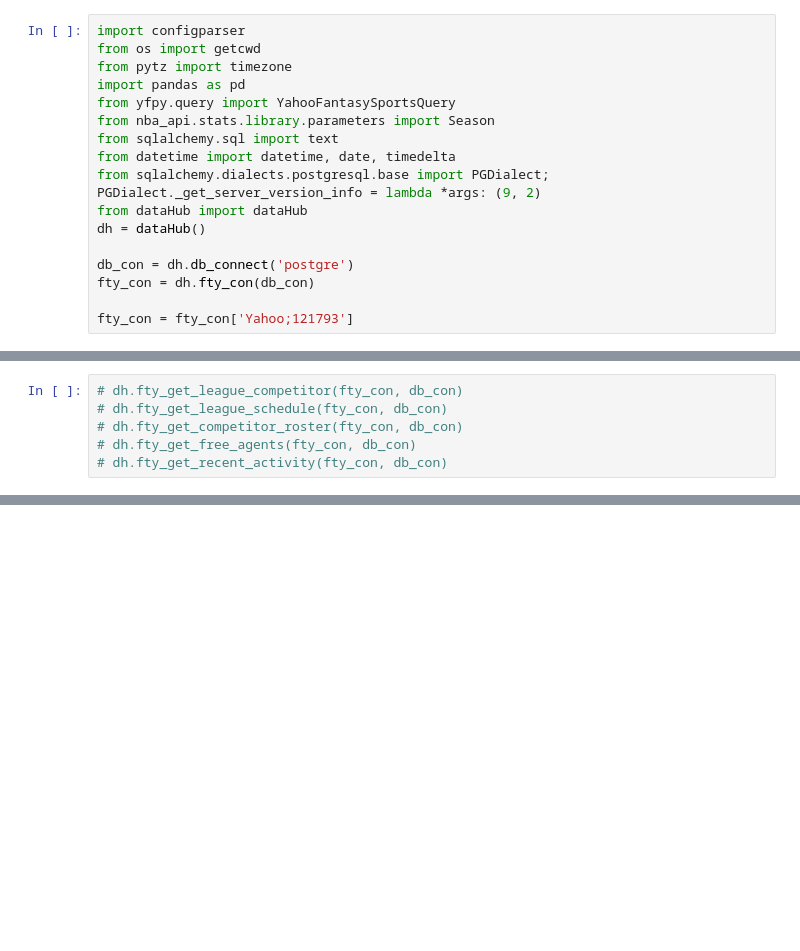
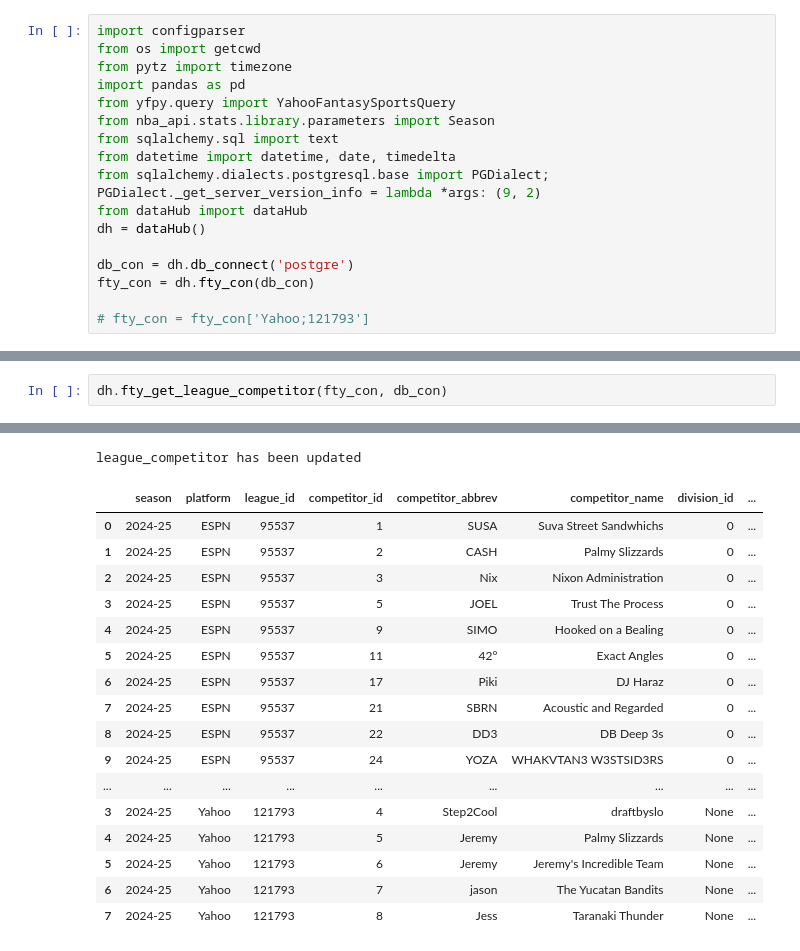
Before and after one commit to shaggycamel/nba_cockroach_db, a Jupyter notebook: yahoo.ipynb, the cells around one changed output, grey strips where cells are left out. Cells and saved outputs as stored; diff of their text form; blank space fills up the shorter version.

```diff
--- a/yahoo.ipynb
+++ b/yahoo.ipynb
@@ -14,4 +14,4 @@ dh = dataHub()
 db_con = dh.db_connect('postgre')
 fty_con = dh.fty_con(db_con)
 
-fty_con = fty_con['Yahoo;121793']
+# fty_con = fty_con['Yahoo;121793']
@@ -49,6 +18,3 @@ df
-# %%
-# dh.fty_get_league_competitor(fty_con, db_con)
-# dh.fty_get_league_schedule(fty_con, db_con)
-# dh.fty_get_competitor_roster(fty_con, db_con)
-# dh.fty_get_free_agents(fty_con, db_con)
-# dh.fty_get_recent_activity(fty_con, db_con)
+# %%
+dh.fty_get_league_competitor(fty_con, db_con)
+# %% [output]
@@ -54,0 +22,18 @@ df
+league_competitor has been updated
+|  | season | platform | league_id | competitor_id | competitor_abbrev | competitor_name | division_id | ... |
+| 0 | 2024-25 | ESPN | 95537 | 1 | SUSA | Suva Street Sandwhichs | 0 | ... |
+| 1 | 2024-25 | ESPN | 95537 | 2 | CASH | Palmy Slizzards | 0 | ... |
+| 2 | 2024-25 | ESPN | 95537 | 3 | Nix | Nixon Administration | 0 | ... |
+| 3 | 2024-25 | ESPN | 95537 | 5 | JOEL | Trust The Process | 0 | ... |
+| 4 | 2024-25 | ESPN | 95537 | 9 | SIMO | Hooked on a Bealing | 0 | ... |
+| 5 | 2024-25 | ESPN | 95537 | 11 | 42° | Exact Angles | 0 | ... |
+| 6 | 2024-25 | ESPN | 95537 | 17 | Piki | DJ Haraz | 0 | ... |
+| 7 | 2024-25 | ESPN | 95537 | 21 | SBRN | Acoustic and Regarded | 0 | ... |
+| 8 | 2024-25 | ESPN | 95537 | 22 | DD3 | DB Deep 3s | 0 | ... |
+| 9 | 2024-25 | ESPN | 95537 | 24 | YOZA | WHAKVTAN3 W3STSID3RS | 0 | ... |
+| ... | ... | ... | ... | ... | ... | ... | ... | ... |
+| 3 | 2024-25 | Yahoo | 121793 | 4 | Step2Cool | draftbyslo | None | ... |
+| 4 | 2024-25 | Yahoo | 121793 | 5 | Jeremy | Palmy Slizzards | None | ... |
+| 5 | 2024-25 | Yahoo | 121793 | 6 | Jeremy | Jeremy's Incredible Team | None | ... |
+| 6 | 2024-25 | Yahoo | 121793 | 7 | jason | The Yucatan Bandits | None | ... |
+| 7 | 2024-25 | Yahoo | 121793 | 8 | Jess | Taranaki Thunder | None | ... |
```
Also changed, not shown: parts of 7 cells of this notebook.
